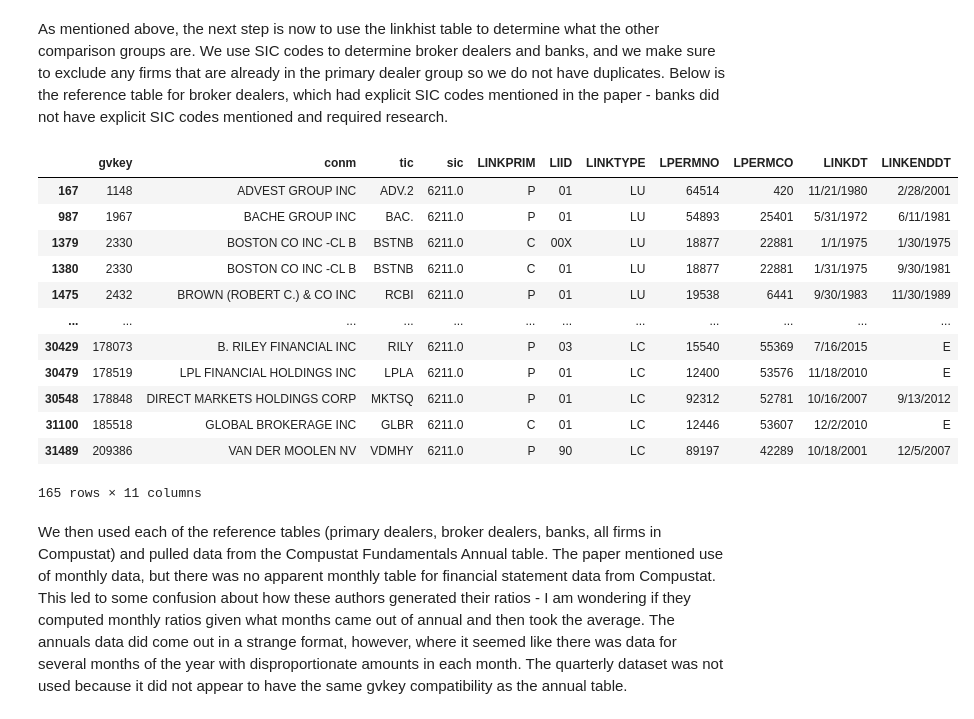
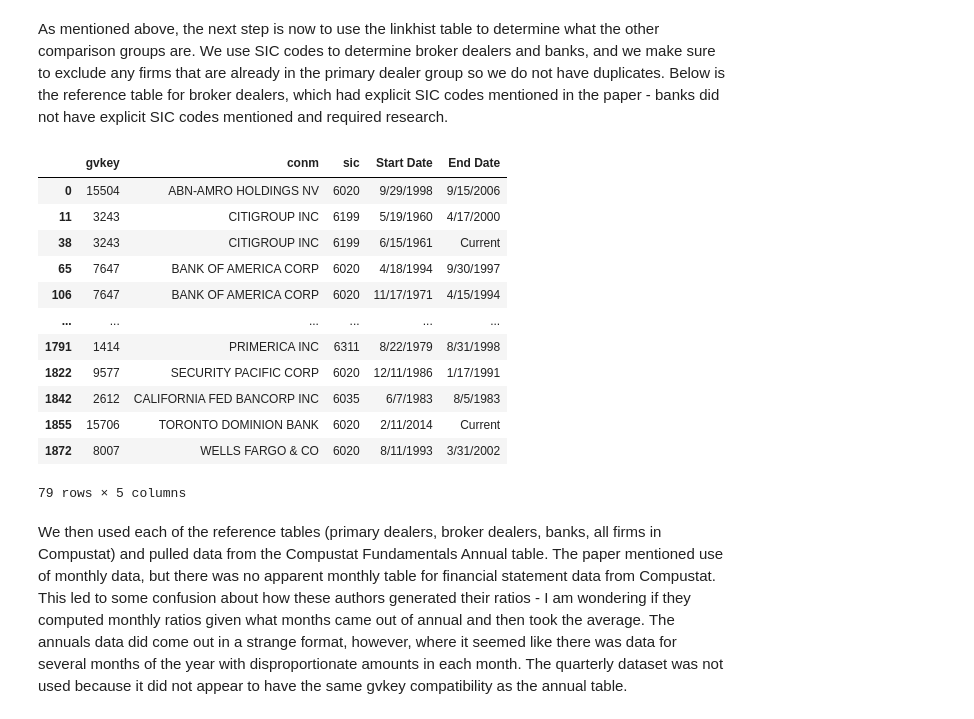
Before and after one commit to 1scarecrow1/intermediary-asset-pricing, a Jupyter notebook: src/Walkthrough.ipynb, the cells around one changed output. Cells and saved outputs as stored; diff of their text form; code cells hidden in the pictures.

```diff
--- a/src/Walkthrough.ipynb
+++ b/src/Walkthrough.ipynb
@@ -45,21 +45,21 @@ Done
 As mentioned above, the next step is now to use the linkhist table to determine what the other comparison groups are. We use SIC codes to determine broker dealers and banks, and we make sure to exclude any firms that are already in the primary dealer group so we do not have duplicates. Below is the reference table for broker dealers, which had explicit SIC codes mentioned in the paper - banks did not have explicit SIC codes mentioned and required research.
 # %%
 comparison_group_link_dict = Table02Prep.create_comparison_group_linktables(link_hist, merged_main)
-comparison_group_link_dict['BD']
+comparison_group_link_dict['PD']
 # %% [output]
-|  | gvkey | conm | tic | sic | LINKPRIM | LIID | LINKTYPE | LPERMNO | LPERMCO | LINKDT | LINKENDDT |
-| 167 | 1148 | ADVEST GROUP INC | ADV.2 | 6211.0 | P | 01 | LU | 64514 | 420 | 11/21/1980 | 2/28/2001 |
-| 987 | 1967 | BACHE GROUP INC | BAC. | 6211.0 | P | 01 | LU | 54893 | 25401 | 5/31/1972 | 6/11/1981 |
-| 1379 | 2330 | BOSTON CO INC -CL B | BSTNB | 6211.0 | C | 00X | LU | 18877 | 22881 | 1/1/1975 | 1/30/1975 |
-| 1380 | 2330 | BOSTON CO INC -CL B | BSTNB | 6211.0 | C | 01 | LU | 18877 | 22881 | 1/31/1975 | 9/30/1981 |
-| 1475 | 2432 | BROWN (ROBERT C.) & CO INC | RCBI | 6211.0 | P | 01 | LU | 19538 | 6441 | 9/30/1983 | 11/30/1989 |
-| ... | ... | ... | ... | ... | ... | ... | ... | ... | ... | ... | ... |
-| 30429 | 178073 | B. RILEY FINANCIAL INC | RILY | 6211.0 | P | 03 | LC | 15540 | 55369 | 7/16/2015 | E |
-| 30479 | 178519 | LPL FINANCIAL HOLDINGS INC | LPLA | 6211.0 | P | 01 | LC | 12400 | 53576 | 11/18/2010 | E |
-| 30548 | 178848 | DIRECT MARKETS HOLDINGS CORP | MKTSQ | 6211.0 | P | 01 | LC | 92312 | 52781 | 10/16/2007 | 9/13/2012 |
-| 31100 | 185518 | GLOBAL BROKERAGE INC | GLBR | 6211.0 | C | 01 | LC | 12446 | 53607 | 12/2/2010 | E |
-| 31489 | 209386 | VAN DER MOOLEN NV | VDMHY | 6211.0 | P | 90 | LC | 89197 | 42289 | 10/18/2001 | 12/5/2007 |
+|  | gvkey | conm | sic | Start Date | End Date |
+| 0 | 15504 | ABN-AMRO HOLDINGS NV | 6020 | 9/29/1998 | 9/15/2006 |
+| 11 | 3243 | CITIGROUP INC | 6199 | 5/19/1960 | 4/17/2000 |
+| 38 | 3243 | CITIGROUP INC | 6199 | 6/15/1961 | Current |
+| 65 | 7647 | BANK OF AMERICA CORP | 6020 | 4/18/1994 | 9/30/1997 |
+| 106 | 7647 | BANK OF AMERICA CORP | 6020 | 11/17/1971 | 4/15/1994 |
+| ... | ... | ... | ... | ... | ... |
+| 1791 | 1414 | PRIMERICA INC | 6311 | 8/22/1979 | 8/31/1998 |
+| 1822 | 9577 | SECURITY PACIFIC CORP | 6020 | 12/11/1986 | 1/17/1991 |
+| 1842 | 2612 | CALIFORNIA FED BANCORP INC | 6035 | 6/7/1983 | 8/5/1983 |
+| 1855 | 15706 | TORONTO DOMINION BANK | 6020 | 2/11/2014 | Current |
+| 1872 | 8007 | WELLS FARGO & CO | 6020 | 8/11/1993 | 3/31/2002 |
-165 rows × 11 columns
+79 rows × 5 columns
 # %% [markdown]
 We then used each of the reference tables (primary dealers, broker dealers, banks, all firms in Compustat) and pulled data from the Compustat Fundamentals Annual table. The paper mentioned use of monthly data, but there was no apparent monthly table for financial statement data from Compustat. This led to some confusion about how these authors generated their ratios - I am wondering if they computed monthly ratios given what months came out of annual and then took the average. The annuals data did come out in a strange format, however, where it seemed like there was data for several months of the year with disproportionate amounts in each month. The quarterly dataset was not used because it did not appear to have the same gvkey compatibility as the annual table.
 # %% [markdown]
```
Also changed, not shown: parts of 7 cells of this notebook, 10 other files.
